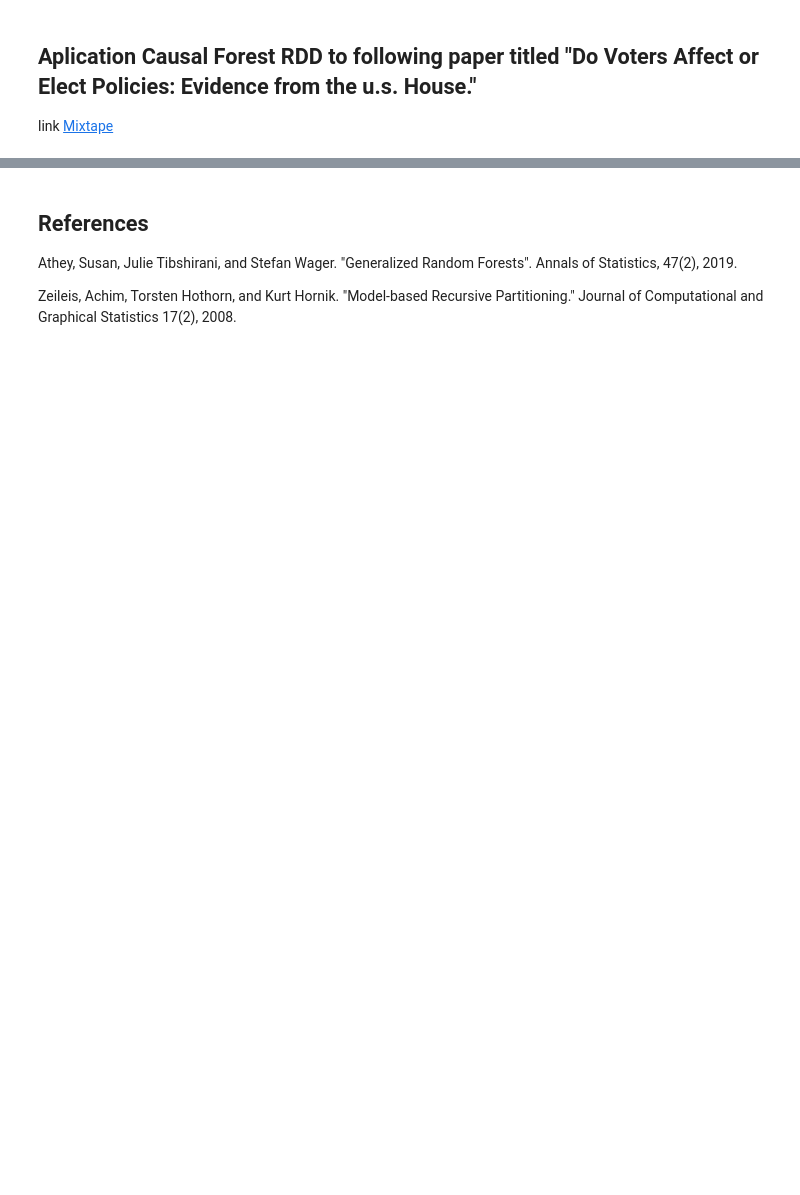
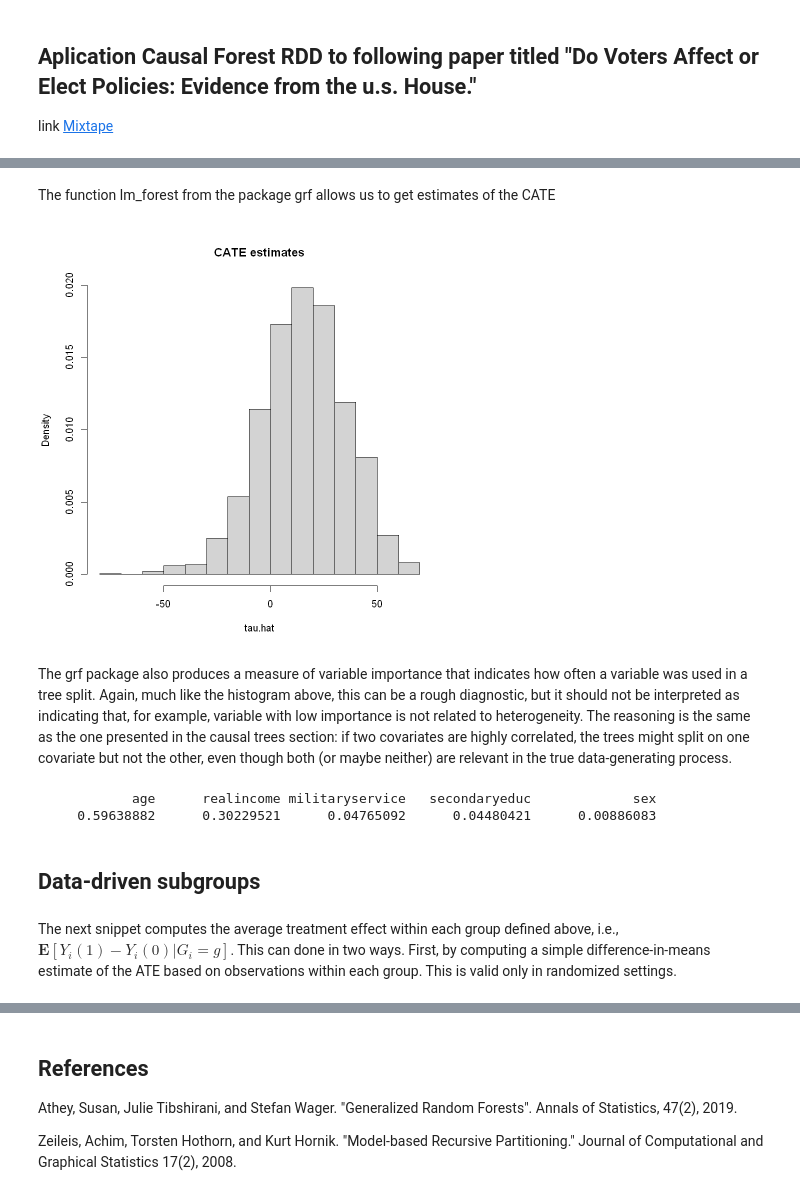
Before and after one commit to d2cml-ai/mgtecon634_r, a Jupyter notebook: notebooks/7_LM_forest_RDD_1.ipynb, the cells around one changed output, grey strips where cells are left out. Drawn from its saved outputs; the diff is of its cells as text; code cells hidden in the pictures; blank space fills up the shorter version.

```diff
--- a/notebooks/7_LM_forest_RDD_1.ipynb
+++ b/notebooks/7_LM_forest_RDD_1.ipynb
@@ -244,25 +91,33 @@ summary(lmb_data)
 # %%
+# Prepare dataset
+options(na.action='na.pass')
+cutoff <- 0.5
+fmla <- formula(paste0("~ 0 + ", paste0(covariates, collapse="+")))
+Y <- as.matrix(data[, outcome])
+Z <- as.matrix(data[, running])
+X <- model.matrix(fmla, data)
+W <- as.numeric(Z >= cutoff)
+data$W = W
+
 # Compute the Imbens-Kalyanaraman MSE-optimal bandwidth for a local linear regression.
-#attach(lmb_data)
-
-cutoff <- 0.5
-Y <- score
-Z <- lagdemvoteshare
-X <- cbind(lmb_data$realincome, lmb_data$age)
-W <- as.numeric(Z >= cutoff)
-
 bandwidth <- IKbandwidth(Z, Y, cutoff)
 # Compute kernel weights for a triangular kernel.
-sample.weights <- kernelwts(Z, cutoff, bandwidth, "triangular")
+#sample.weights <- kernelwts(Z, cutoff, bandwidth, "triangular")
 
 # Alternatively, specify bandwith and triangular kernel weights without using the `rdd` package.
 # bandwidth <- # user can hand-specify this.
 dist <- abs((Z - cutoff) / bandwidth)
 sample.weights <- (1 - dist) * (dist <= 1) / bandwidth
+sample.weights[is.na(sample.weights)] <- 0
 
 # Estimate a local linear regression with the running variable Z conditional on covariates X = x:
 # Y = c(x) + tau(x) W + b(x) Z.
 # Specify gradient.weights = c(1, 0) to target heterogeneity in the RDD coefficient tau(x).
 # Also, fit forest on subset with non-zero weights for faster estimation.
 subset <- sample.weights > 0
-subset <- ! is.na(subset)
+#subset <- ! is.na(subset)
+
+lmf <- lm_forest(X[subset, ], Y[subset], cbind(W, Z)[subset, ],
+                 sample.weights = sample.weights[subset], gradient.weights = c(1, 0))
+
+tau.hat <- predict(lmf)$predictions[,1,]
@@ -273,0 +124,19 @@ plot(X[subset, 1], tau.hat)
+# %% [markdown]
+The function lm_forest from the package grf allows us to get estimates of the CATE
+# %%
+# Do not use this for assessing heterogeneity. See text above.
+hist(tau.hat, main="CATE estimates", freq=F)
+# %% [output]
+[figure, added]
+# %% [markdown]
+The grf package also produces a measure of variable importance that indicates how often a variable was used in a tree split. Again, much like the histogram above, this can be a rough diagnostic, but it should not be interpreted as indicating that, for example, variable with low importance is not related to heterogeneity. The reasoning is the same as the one presented in the causal trees section: if two covariates are highly correlated, the trees might split on one covariate but not the other, even though both (or maybe neither) are relevant in the true data-generating process.
+# %%
+var_imp <- c(variable_importance(lmf))
+names(var_imp) <- covariates
+sorted_var_imp <- sort(var_imp, decreasing = TRUE)
+sorted_var_imp[1:5]  # showing only first few
+# %% [output]
+            age      realincome militaryservice   secondaryeduc             sex
+     0.59638882      0.30229521      0.04765092      0.04480421      0.00886083
+# %% [markdown]
+## Data-driven subgroups
@@ -273,0 +180,2 @@ plot(X[subset, 1], tau.hat)
+# %% [markdown]
+The next snippet computes the average treatment effect within each group defined above, i.e., $\mathbf{E}[Y_i(1) - Y_i(0)|G_i = g]$. This can done in two ways. First, by computing a simple difference-in-means estimate of the ATE based on observations within each group. This is valid only in randomized settings.
```
Also changed, not shown: parts of 24 cells of this notebook.
